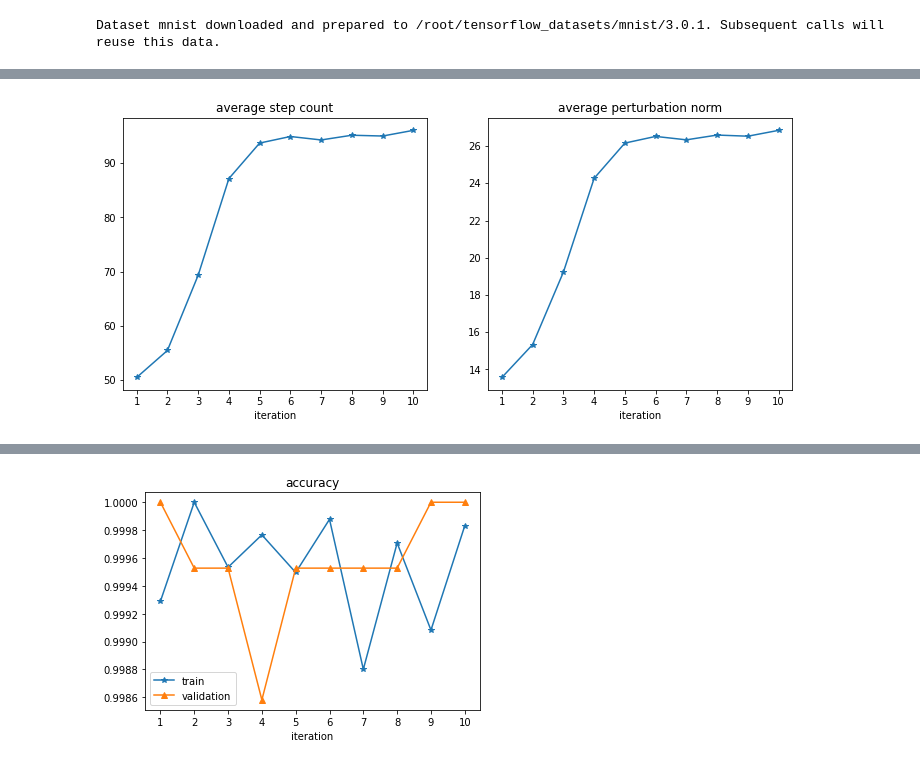
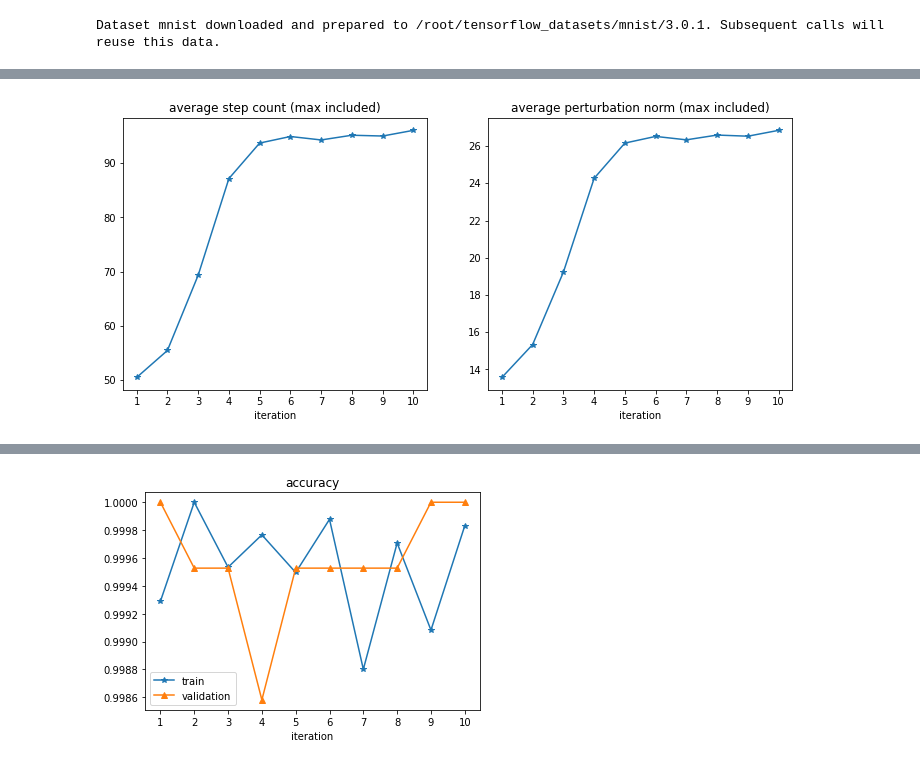
Before and after one commit to eileen-code4fun/MachineLearning, a Jupyter notebook: adversarial/adversarial.ipynb, the cells around one changed output, grey strips where cells are left out. Cells and saved outputs as stored; diff of their text form; code cells hidden in the pictures.

```diff
--- a/adversarial/adversarial.ipynb
+++ b/adversarial/adversarial.ipynb
@@ -88,11 +88,11 @@ def adversarial_examples(model, ds, epsilon=0.01, max_adversarial_steps=100, bat
         break
       gradient = tape.gradient(loss, img_new)
       perturbation = tf.sign(gradient) * epsilon
-    for k in range(size):
-      if found[k] == 0:
+    #for k in range(size):
+      #if found[k] == 0:
         # Can't find adversarial examples within max_adversarial_steps.
-        steps.append(max_adversarial_steps)
-        norm.append(tf.norm(tf.ones([28, 28, 1], dtype=tf.float32)).numpy())
+        #steps.append(max_adversarial_steps)
+        #norm.append(tf.norm(tf.ones([28, 28, 1], dtype=tf.float32)).numpy())
   model.trainable = True
   return imgs_new, labels_new, np.mean(steps), np.mean(norm)
 # %%
@@ -108,12 +108,14 @@ def adversarial_training(model_fn, ds_train0, ds_test0, iteration=3, epoch_per_i
     histories: the model training histories.
     avg_adversarial_steps: the average steps to generate an adversarial example.
     avg_norm: the average norm of the perturbation.
+    adversarial_found: the number of adversarial examples found in each iteration.
   '''
   models = []
   ds_train = [ds_train0]
   histories = []
   avg_adversarial_steps = []
   avg_norm = []
+  adversarial_found = []
   test = ds_test0.shuffle(1000).batch(batch_size).prefetch(tf.data.experimental.AUTOTUNE)
   for i in range(iteration):
     print('Running training in iteration {}:'.format(i))
@@ -133,9 +135,10 @@ def adversarial_training(model_fn, ds_train0, ds_test0, iteration=3, epoch_per_i
     ds_train.append(tf.data.Dataset.from_tensor_slices((imgs_new, labels_new)))
     avg_adversarial_steps.append(steps)
     avg_norm.append(norm)
-  return models, ds_train, histories, avg_adversarial_steps, avg_norm
+    adversarial_found.append(len(imgs_new))
+  return models, ds_train, histories, avg_adversarial_steps, avg_norm, adversarial_found
 # %%
-models, ds_train, histories, avg_adversarial_steps, avg_norm = adversarial_training(model_fn1, ds_train0, ds_test0, iteration=10, epoch_per_iteration=5)
+models, ds_train, histories, avg_adversarial_steps, avg_norm, adv = adversarial_training(model_fn1, ds_train0, ds_test0, iteration=10, epoch_per_iteration=5)
 # %% [output]
 Running training in iteration 0:
 Epoch 1/5
@@ -157,14 +161,14 @@ Avg steps: 96.0736675878405; avg norm: 26.842626571655273
 # %%
 fig, axs = plt.subplots(1, 2, figsize=(12, 5))
 x = range(1, 11)
 axs[0].plot(x, avg_adversarial_steps, '-*')
 axs[0].set_xlabel('iteration')
-axs[0].set_title('average step count')
+axs[0].set_title('average step count (max included)')
 axs[0].set_xticks(np.arange(min(x), max(x)+1, 1.0))
 axs[1].plot(x, avg_norm, '-*')
 axs[1].set_xlabel('iteration')
-axs[1].set_title('average perturbation norm')
+axs[1].set_title('average perturbation norm (max included)')
 axs[1].set_xticks(np.arange(min(x), max(x)+1, 1.0))
 plt.show()
 # %% [output]
-[figure, old version]
+[figure, new version]
```
Also changed, not shown: parts of 5 cells of this notebook.
